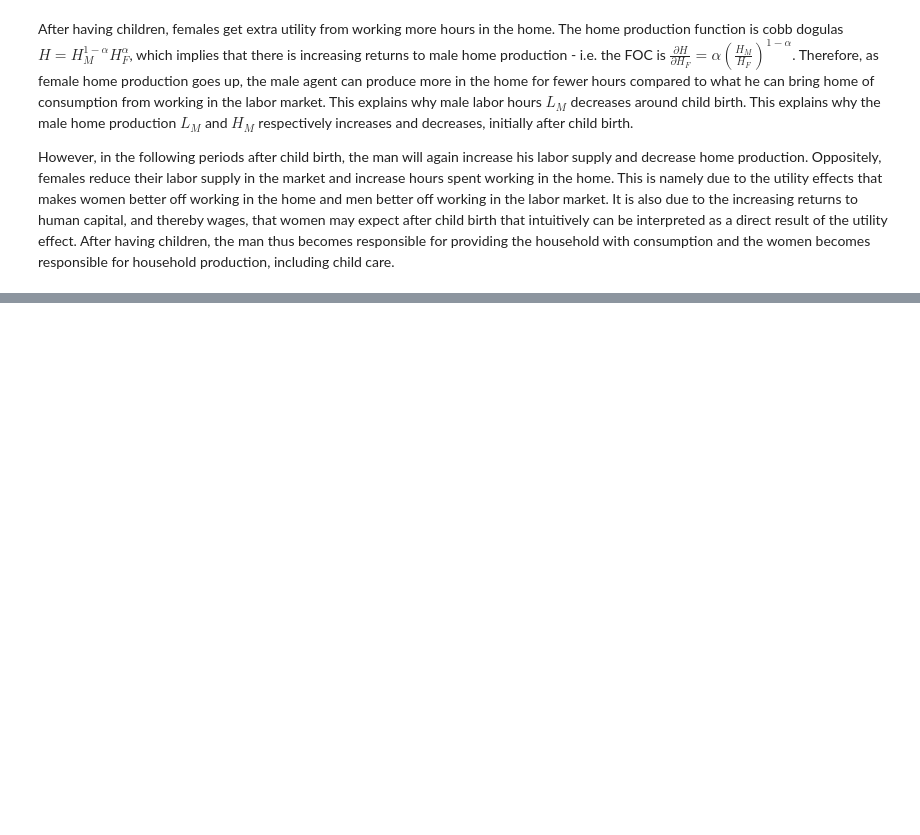
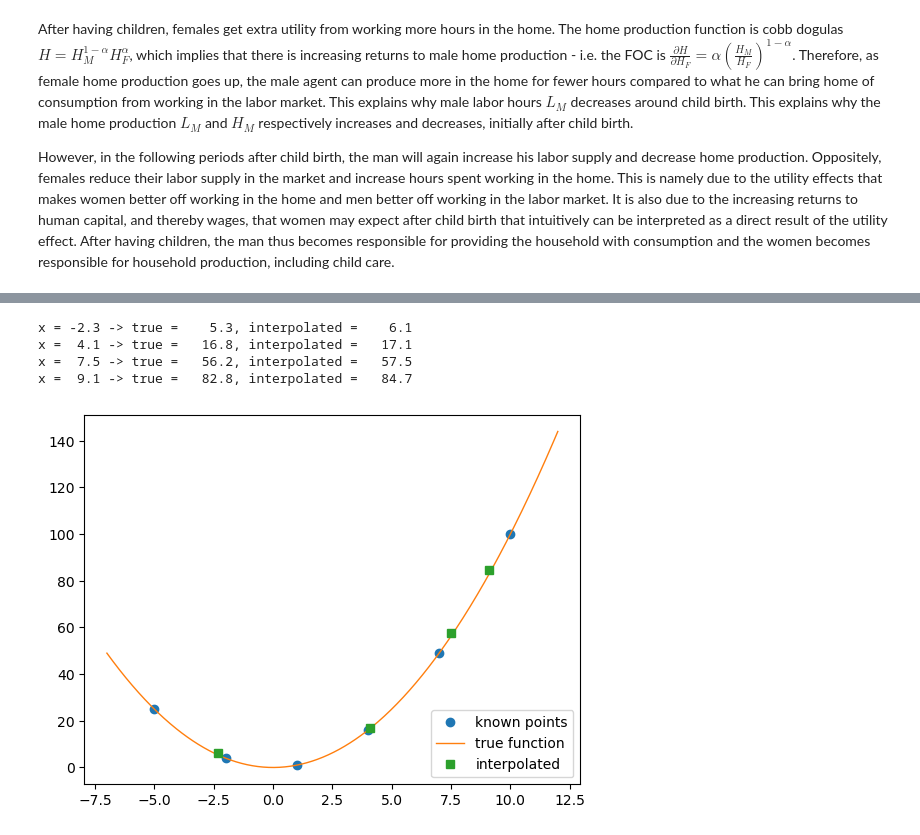
Before and after one commit to NumEconCopenhagen/projects-2023-aca, a Jupyter notebook: modelproject/modelproject code.ipynb, the cells around one changed output, grey strips where cells are left out. Drawn from its saved outputs; the diff is of its cells as text; code cells hidden in the pictures; blank space fills up the shorter version.

```diff
--- a/modelproject/modelproject code.ipynb
+++ b/modelproject/modelproject code.ipynb
@@ -478,0 +539,31 @@ However, in the following periods after child birth, the man will again increase
+# %%
+f = lambda x: x**2
+
+K = np.linspace(-5,10,6)
+F = f(G)
+# %%
+grid = np.linspace(-7,12,500) # 500 makes it "fine"
+F_true = f(grid)
+# %%
+# interpolate
+X = [-2.3,4.1,7.5,9.1]
+F_approx = []
+for x in X:
+    true = f(x)
+    y = linear_interpolate(K,F,x)
+    F_approx.append(y)
+    print(f'x = {x:4.1f} -> true = {true:6.1f}, interpolated = {y:6.1f}')
+
+# plot
+fig = plt.figure()
+ax = fig.add_subplot(1,1,1)
+ax.plot(K,F,'o',label='known points')
+ax.plot(grid,F_true,'-',lw=1,label='true function')
+ax.plot(X,F_approx,'s',lw=1,label='interpolated')
+ax.legend(loc='lower right',facecolor='white',frameon=True);
+# %% [output]
+x = -2.3 -> true =    5.3, interpolated =    6.1
+x =  4.1 -> true =   16.8, interpolated =   17.1
+x =  7.5 -> true =   56.2, interpolated =   57.5
+x =  9.1 -> true =   82.8, interpolated =   84.7
+[figure, added]
```
Also changed, not shown: parts of 5 cells of this notebook, 1 other file.
